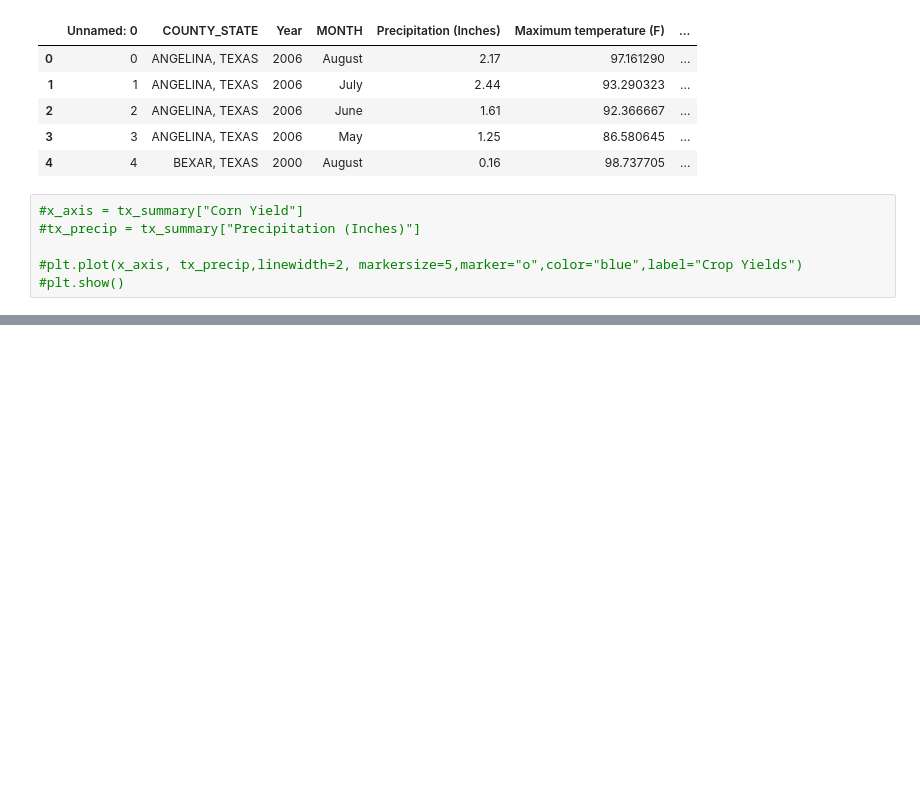
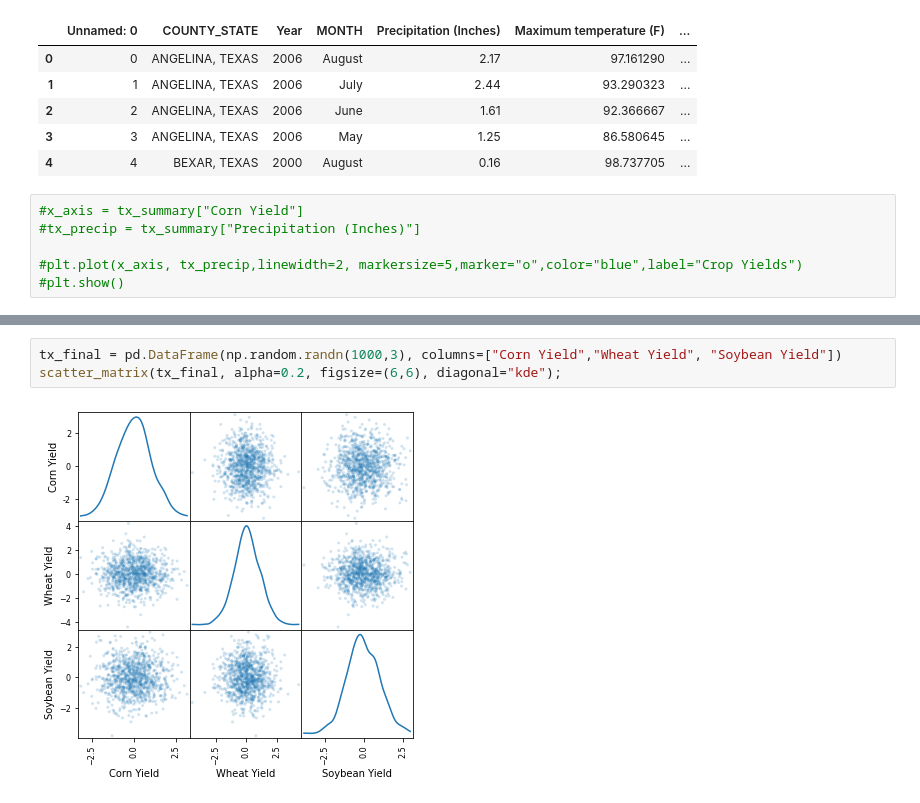
Before and after one commit to nourhamdan/databootcamp_project1, a Jupyter notebook: weather_data/Weather_notebook_Kerry.ipynb, the cells around one changed output, grey strips where cells are left out. Saved outputs shown, nothing was run; the diff lists cells and outputs as text; blank space fills up the shorter version.

Commit message:
kerry graph experiments

```diff
--- a/weather_data/Weather_notebook_Kerry.ipynb
+++ b/weather_data/Weather_notebook_Kerry.ipynb
@@ -72,0 +74,5 @@ tx_summary.head()
+# %%
+tx_final = pd.DataFrame(np.random.randn(1000,3), columns=["Corn Yield","Wheat Yield", "Soybean Yield"])
+scatter_matrix(tx_final, alpha=0.2, figsize=(6,6), diagonal="kde");
+# %% [output]
+[figure, added]
```
Also changed, not shown: parts of 3 cells of this notebook.
